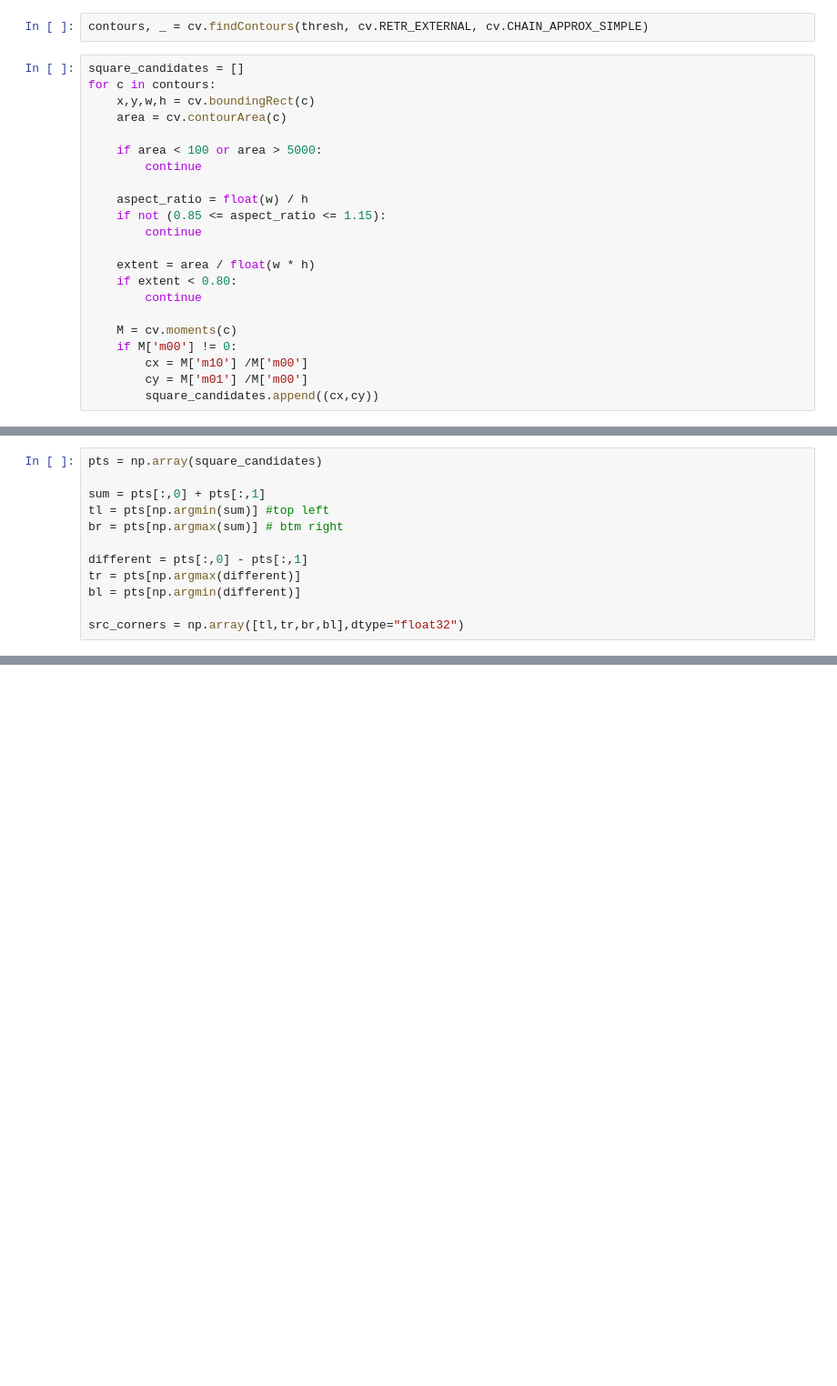
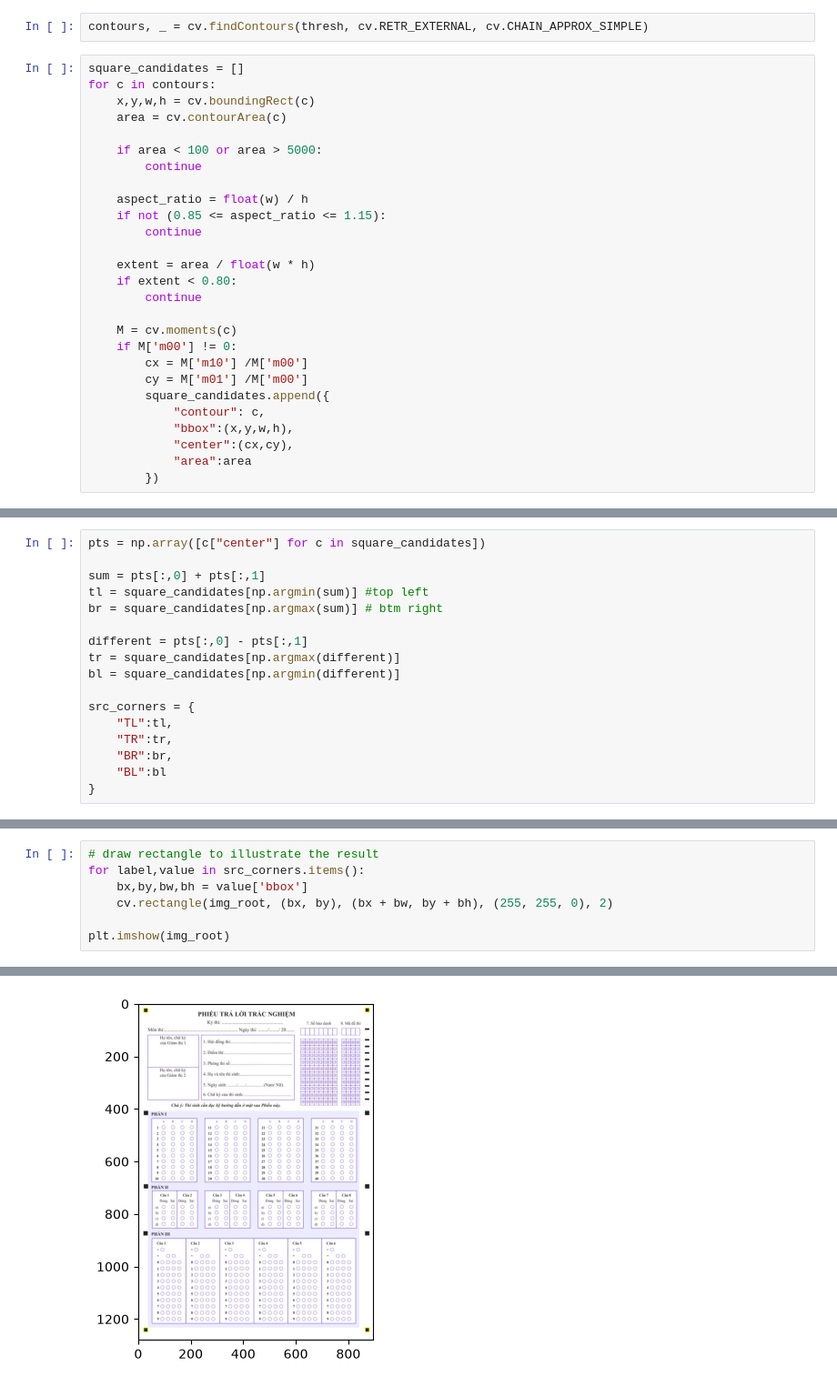
Before and after one commit to khanhdangtvc/OMR, a Jupyter notebook: image_processing.ipynb, the cells around one changed output, grey strips where cells are left out. Shown at 91% size. Cells and saved outputs as stored; diff of their text form; blank space fills up the shorter version.

```diff
--- a/image_processing.ipynb
+++ b/image_processing.ipynb
@@ -38,7 +38,12 @@ for c in contours:
     if M['m00'] != 0:
         cx = M['m10'] /M['m00']
         cy = M['m01'] /M['m00']
-        square_candidates.append((cx,cy))
+        square_candidates.append({
+            "contour": c,
+            "bbox":(x,y,w,h),
+            "center":(cx,cy),
+            "area":area
+        })
 # %%
 print(square_candidates)
 # %% [output]
@@ -46,15 +67,20 @@ print(square_candidates)
 # %%
-pts = np.array(square_candidates)
+pts = np.array([c["center"] for c in square_candidates])
 
 sum = pts[:,0] + pts[:,1]
-tl = pts[np.argmin(sum)] #top left
-br = pts[np.argmax(sum)] # btm right
+tl = square_candidates[np.argmin(sum)] #top left
+br = square_candidates[np.argmax(sum)] # btm right
 
 different = pts[:,0] - pts[:,1]
-tr = pts[np.argmax(different)]
-bl = pts[np.argmin(different)]
+tr = square_candidates[np.argmax(different)]
+bl = square_candidates[np.argmin(different)]
 
-src_corners = np.array([tl,tr,br,bl],dtype="float32")
+src_corners = {
+    "TL":tl,
+    "TR":tr,
+    "BR":br,
+    "BL":bl
+}
 # %%
 src_corners
 # %% [output]
@@ -81,0 +115,8 @@ error: OpenCV(5.0.0) :-1: error: (-5:Bad argument) in function 'imshow'
+# %%
+# draw rectangle to illustrate the result
+for label,value in src_corners.items():
+    bx,by,bw,bh = value['bbox']
+    cv.rectangle(img_root, (bx, by), (bx + bw, by + bh), (255, 255, 0), 2)
+
+plt.imshow(img_root)
+# %% [output]
@@ -81,0 +124 @@ error: OpenCV(5.0.0) :-1: error: (-5:Bad argument) in function 'imshow'
+[figure, added]
```
Also changed, not shown: parts of 7 cells of this notebook, 3 other files.
